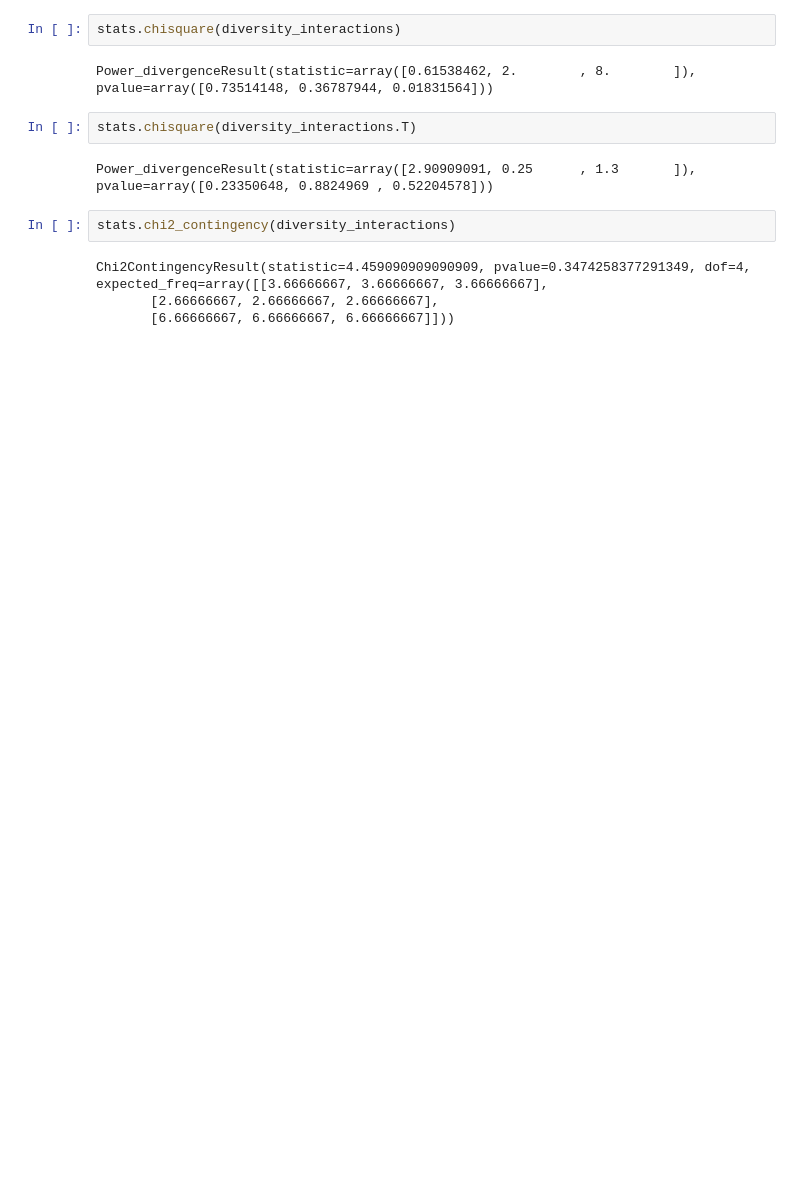
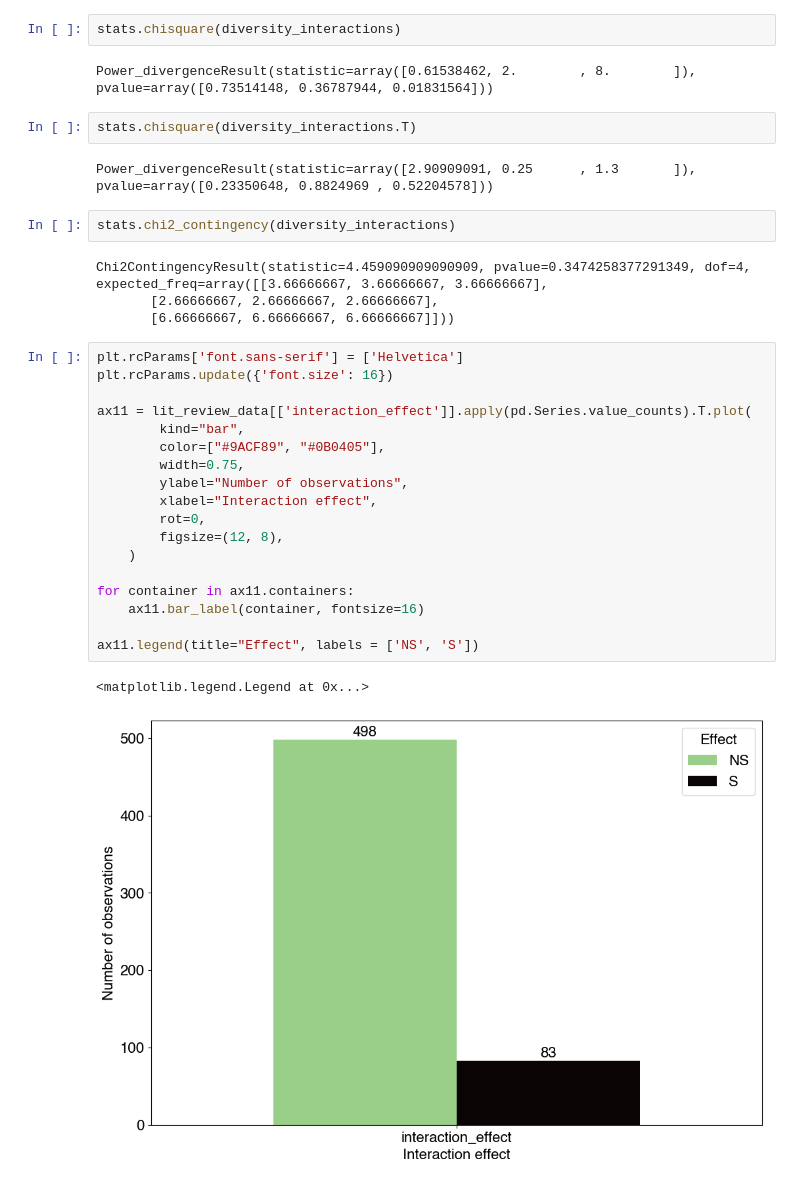
Before and after one commit to chloecho31/cornell, a Jupyter notebook: Literature_Review/lit_review_analysis_for_paper.ipynb, the cells around one changed output. Drawn from its saved outputs; the diff is of its cells as text; blank space fills up the shorter version.

```diff
--- a/Literature_Review/lit_review_analysis_for_paper.ipynb
+++ b/Literature_Review/lit_review_analysis_for_paper.ipynb
@@ -984,3 +987,24 @@ stats.chi2_contingency(diversity_interactions)
 Chi2ContingencyResult(statistic=4.459090909090909, pvalue=0.3474258377291349, dof=4, expected_freq=array([[3.66666667, 3.66666667, 3.66666667],
        [2.66666667, 2.66666667, 2.66666667],
        [6.66666667, 6.66666667, 6.66666667]]))
+# %%
+plt.rcParams['font.sans-serif'] = ['Helvetica']
+plt.rcParams.update({'font.size': 16})
+
+ax11 = lit_review_data[['interaction_effect']].apply(pd.Series.value_counts).T.plot(
+        kind="bar",
+        color=["#9ACF89", "#0B0405"],
+        width=0.75,
+        ylabel="Number of observations",
+        xlabel="Interaction effect",
+        rot=0,
+        figsize=(12, 8),
+    )
+
+for container in ax11.containers:
+    ax11.bar_label(container, fontsize=16)
+
+ax11.legend(title="Effect", labels = ['NS', 'S'])
+# %% [output]
+<matplotlib.legend.Legend at 0x...>
+[figure, added]
```
Also changed, not shown: parts of 5 cells of this notebook, 5 other files.
